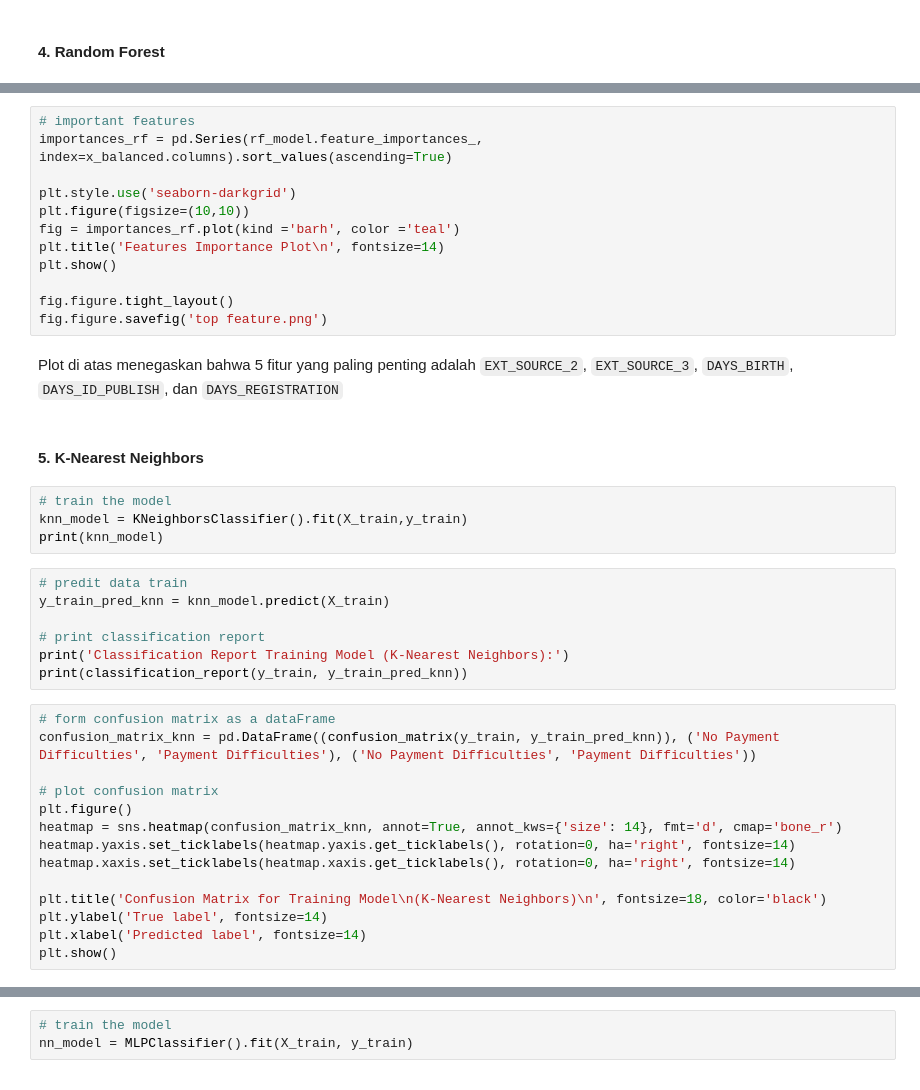
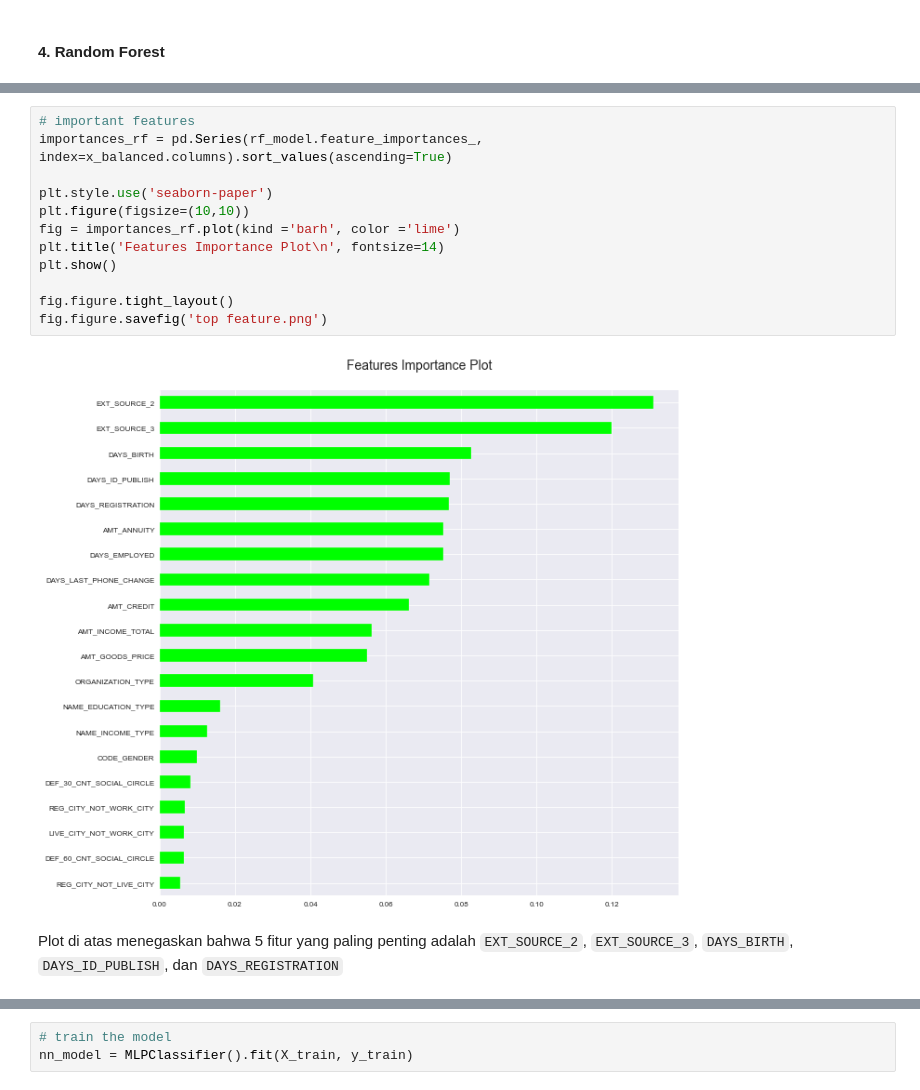
Before and after one commit to Makmurry/Home-Credit-Final-Project, a Jupyter notebook: HCI-TASK5.ipynb, the cells around one changed output, grey strips where cells are left out. Drawn from its saved outputs; the diff is of its cells as text.

```diff
--- a/HCI-TASK5.ipynb
+++ b/HCI-TASK5.ipynb
@@ -1499,41 +1496,16 @@ print('ROC AUC:', roc_auc_rf)
 # %%
 # important features
 importances_rf = pd.Series(rf_model.feature_importances_, index=x_balanced.columns).sort_values(ascending=True)
 
-plt.style.use('seaborn-darkgrid')
+plt.style.use('seaborn-paper')
 plt.figure(figsize=(10,10))
-fig = importances_rf.plot(kind ='barh', color ='teal')
+fig = importances_rf.plot(kind ='barh', color ='lime')
 plt.title('Features Importance Plot\n', fontsize=14)
 plt.show()
 
 fig.figure.tight_layout()
 fig.figure.savefig('top feature.png')
+# %% [output]
+[figure, added]
 # %% [markdown]
 Plot di atas menegaskan bahwa 5 fitur yang paling penting adalah `EXT_SOURCE_2`, `EXT_SOURCE_3`, `DAYS_BIRTH`, `DAYS_ID_PUBLISH`, dan `DAYS_REGISTRATION`
-# %% [markdown]
-#### 5. K-Nearest Neighbors
-# %%
-# train the model
-knn_model = KNeighborsClassifier().fit(X_train,y_train)
-print(knn_model)
-# %%
-# predit data train
-y_train_pred_knn = knn_model.predict(X_train)
-
-# print classification report
-print('Classification Report Training Model (K-Nearest Neighbors):')
-print(classification_report(y_train, y_train_pred_knn))
-# %%
-# form confusion matrix as a dataFrame
-confusion_matrix_knn = pd.DataFrame((confusion_matrix(y_train, y_train_pred_knn)), ('No Payment Difficulties', 'Payment Difficulties'), ('No Payment Difficulties', 'Payment Difficulties'))
-
-# plot confusion matrix
-plt.figure()
-heatmap = sns.heatmap(confusion_matrix_knn, annot=True, annot_kws={'size': 14}, fmt='d', cmap='bone_r')
-heatmap.yaxis.set_ticklabels(heatmap.yaxis.get_ticklabels(), rotation=0, ha='right', fontsize=14)
-heatmap.xaxis.set_ticklabels(heatmap.xaxis.get_ticklabels(), rotation=0, ha='right', fontsize=14)
-
-plt.title('Confusion Matrix for Training Model\n(K-Nearest Neighbors)\n', fontsize=18, color='black')
-plt.ylabel('True label', fontsize=14)
-plt.xlabel('Predicted label', fontsize=14)
-plt.show()
```
Also changed, not shown: parts of 93 cells of this notebook.
